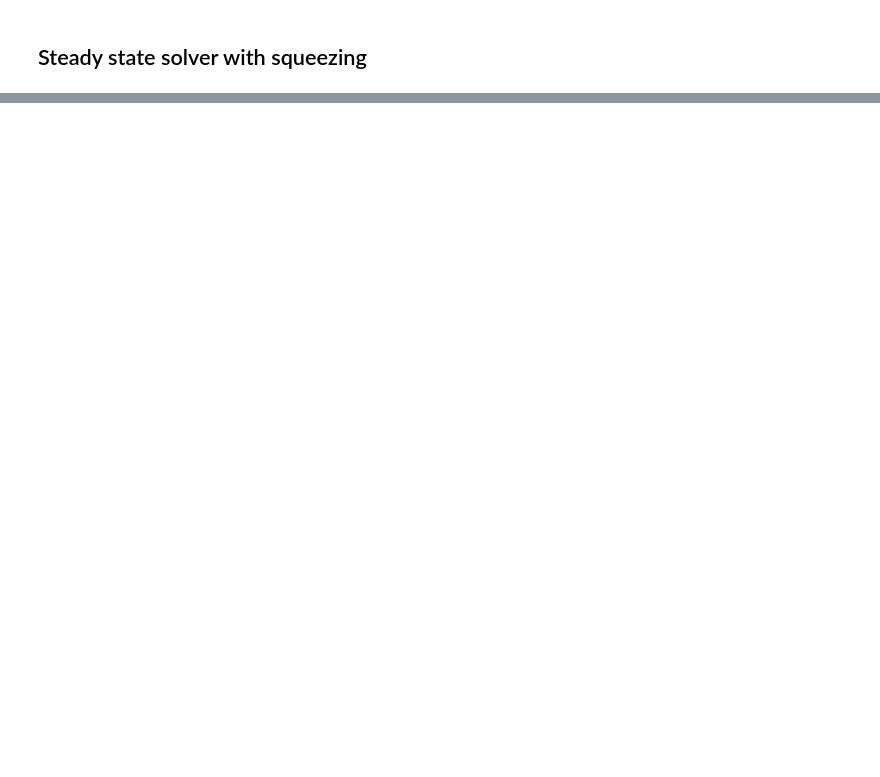
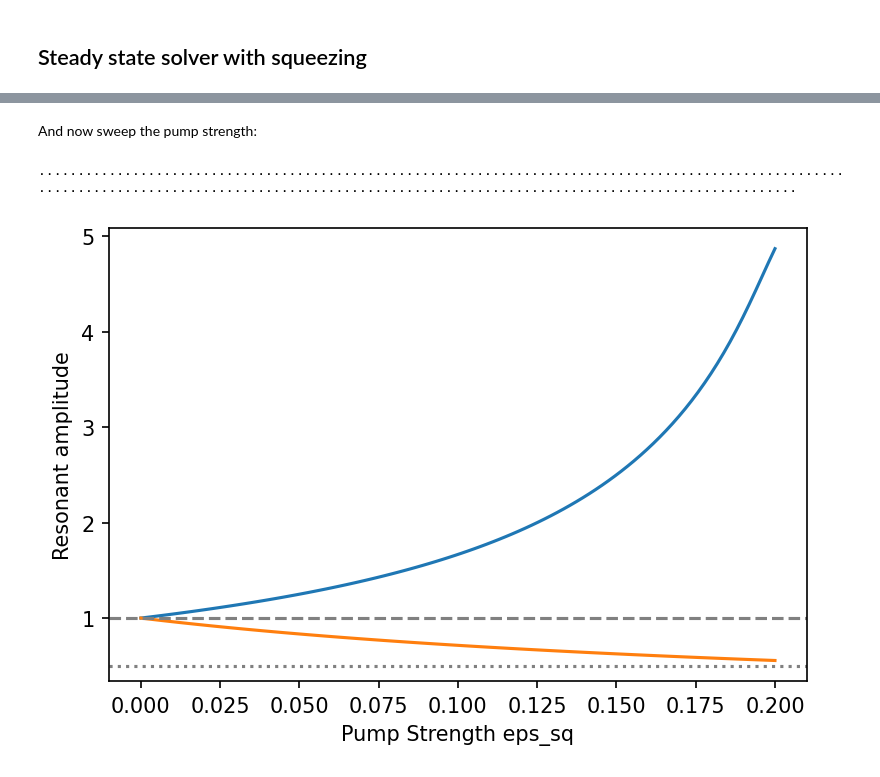
Before and after one commit to gsteele13/gary-misc-notebooks, a Jupyter notebook: Qutip Parametric Amplifier Response.ipynb, the cells around one changed output, grey strips where cells are left out. Saved outputs shown, nothing was run; the diff lists cells and outputs as text; code cells hidden in the pictures; blank space fills up the shorter version.

```diff
--- a/Qutip Parametric Amplifier Response.ipynb
+++ b/Qutip Parametric Amplifier Response.ipynb
@@ -70,0 +80,34 @@ Text(0, 0.5, 'Resonant amplitude')
+# %% [markdown]
+And now sweep the pump strength:
+# %%
+a_list = []
+eps = np.linspace(0,0.2,100)
+N = 60
+a = destroy(N)
+
+th = 0.5*np.pi
+for e in eps:
+    print(".", end="")
+    eps_sq = e*np.exp(1j*th)
+    a_list.append(expect(a,do_calc(0)))
+a_list = np.array(a_list)
+plt.plot(eps, np.abs(a_list), label="%.2f $\pi$" % (th/np.pi))
+
+a_list = []
+th = 1.5*np.pi
+for e in eps:
+    print(".", end="")
+    eps_sq = e*np.exp(1j*th)
+    a_list.append(expect(a,do_calc(0)))
+a_list = np.array(a_list)
+plt.plot(eps, np.abs(a_list), label="%.2f $\pi$" % (th/np.pi))
+
+plt.axhline(1,ls="--", c='grey')
+plt.axhline(0.5,ls=":", c='grey')
+
+plt.xlabel("Pump Strength eps_sq")
+plt.ylabel("Resonant amplitude")
+plt.show()
+# %% [output]
+........................................................................................................................................................................................................
+[figure, added]
```
Also changed, not shown: parts of 11 cells of this notebook, 3 other files.
